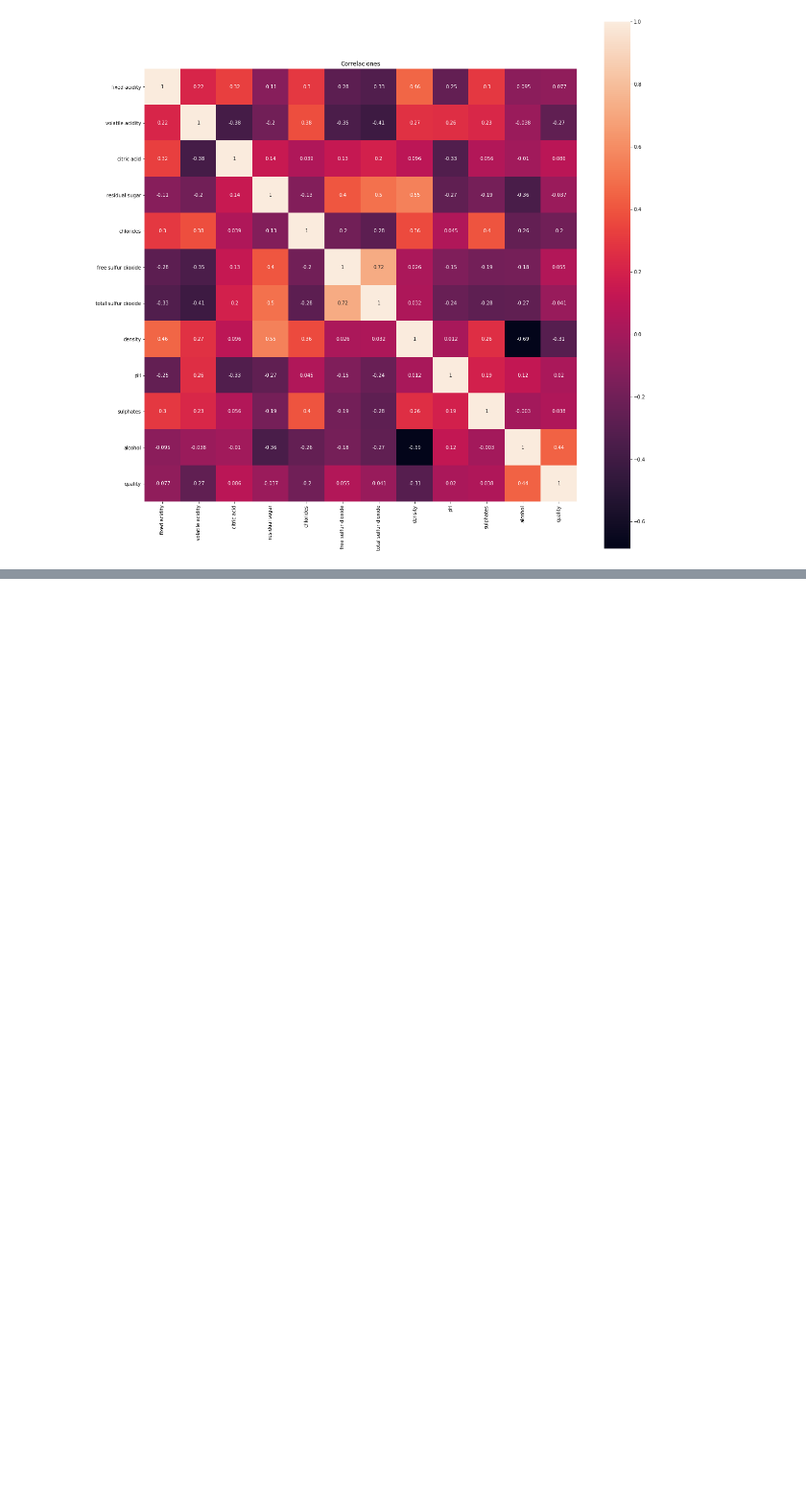
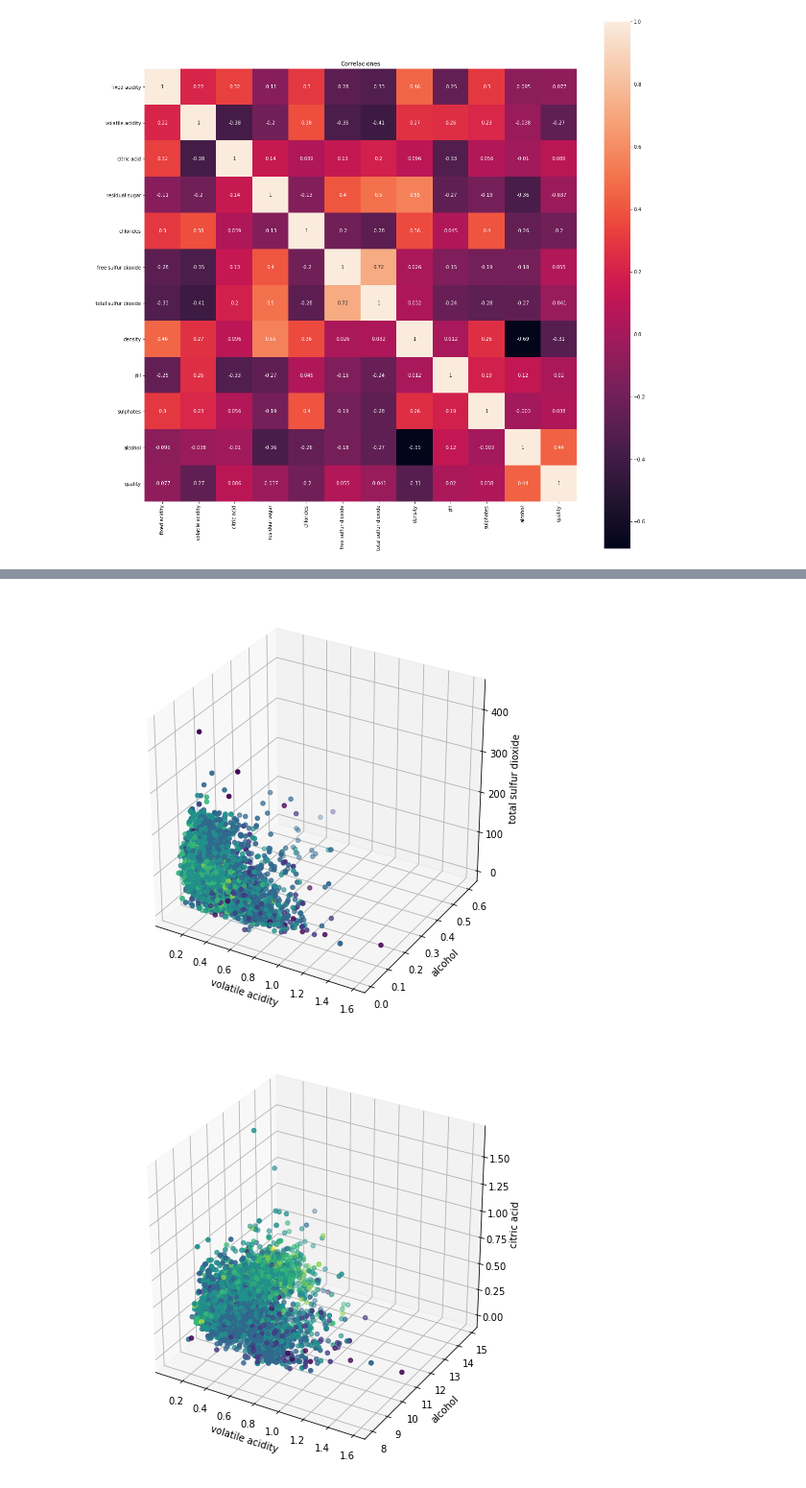
Before and after one commit to jmmendozae/DS_Projects_MM, a Jupyter notebook: Exploring Wines.ipynb, the cells around one changed output, grey strips where cells are left out. Shown at 96% size. Drawn from its saved outputs; the diff is of its cells as text; code cells hidden in the pictures; blank space fills up the shorter version.

```diff
--- a/Exploring Wines.ipynb
+++ b/Exploring Wines.ipynb
@@ -205,0 +203,35 @@ sns.heatmap?
+# %%
+ax= plt.figure(figsize=(8, 8)).add_subplot(111, projection ='3d')
+wines['colors'] = wines['quality']
+ax.scatter(wines['volatile acidity'], wines['chlorides'], wines['total sulfur dioxide'], c=wines['colors'])
+ax.set_xlabel('volatile acidity')
+ax.set_ylabel('alcohol')
+ax.set_zlabel('total sulfur dioxide')
+plt.show()
+
+ax= plt.figure(figsize=(8, 8)).add_subplot(111, projection ='3d')
+wines['colors'] = wines['quality']
+ax.scatter(wines['volatile acidity'], wines['alcohol'], wines['citric acid'], c=wines['colors'])
+ax.set_xlabel('volatile acidity')
+ax.set_ylabel('alcohol')
+ax.set_zlabel('citric acid')
+plt.show()
+
+ax= plt.figure(figsize=(8, 8)).add_subplot(111, projection ='3d')
+wines['colors'] = wines['quality']
+ax.scatter(wines['volatile acidity'], wines['chlorides'], wines['density'], c=wines['colors'])
+ax.set_xlabel('volatile acidity')
+ax.set_ylabel('chlorides')
+ax.set_zlabel('density')
+plt.show()
+
+ax= plt.figure(figsize=(8, 8)).add_subplot(111, projection ='3d')
+wines['colors'] = wines['quality']
+ax.scatter(wines['residual sugar'], wines['alcohol'], wines['free sulfur dioxide'], c=wines['colors'])
+ax.set_xlabel('volatile acidity')
+ax.set_ylabel('chlorides')
+ax.set_zlabel('density')
+plt.show()
+# %% [output]
+[figure, added]
+[figure, added]
```
Also changed, not shown: parts of 6 cells of this notebook.
